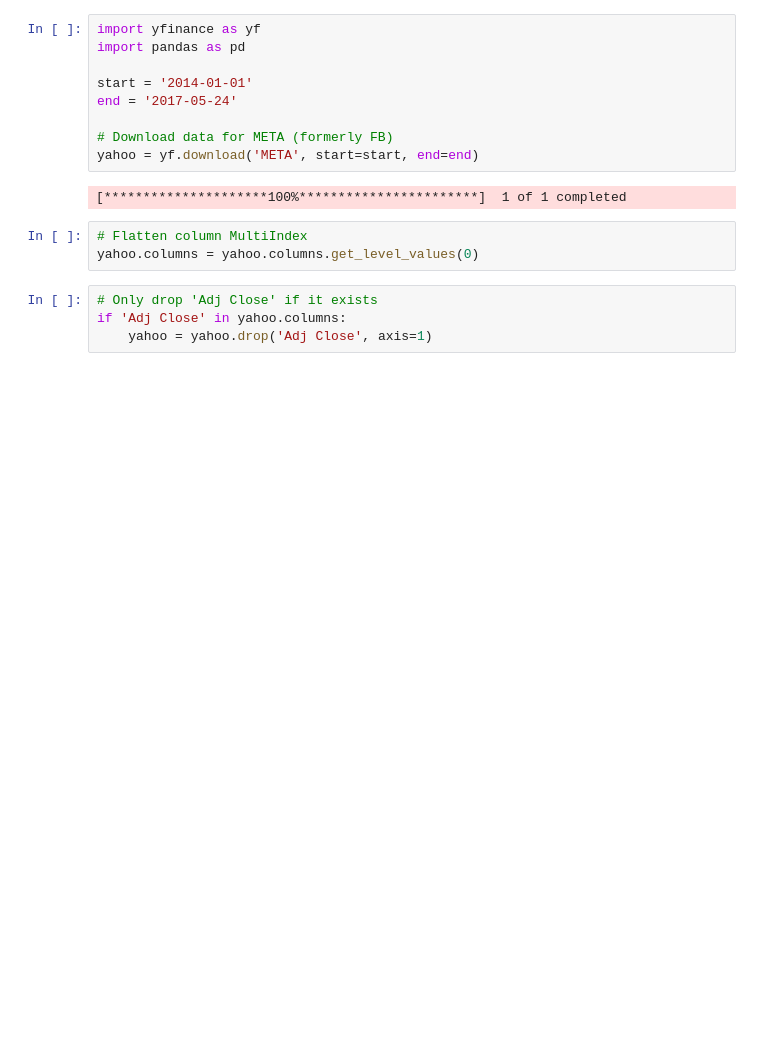
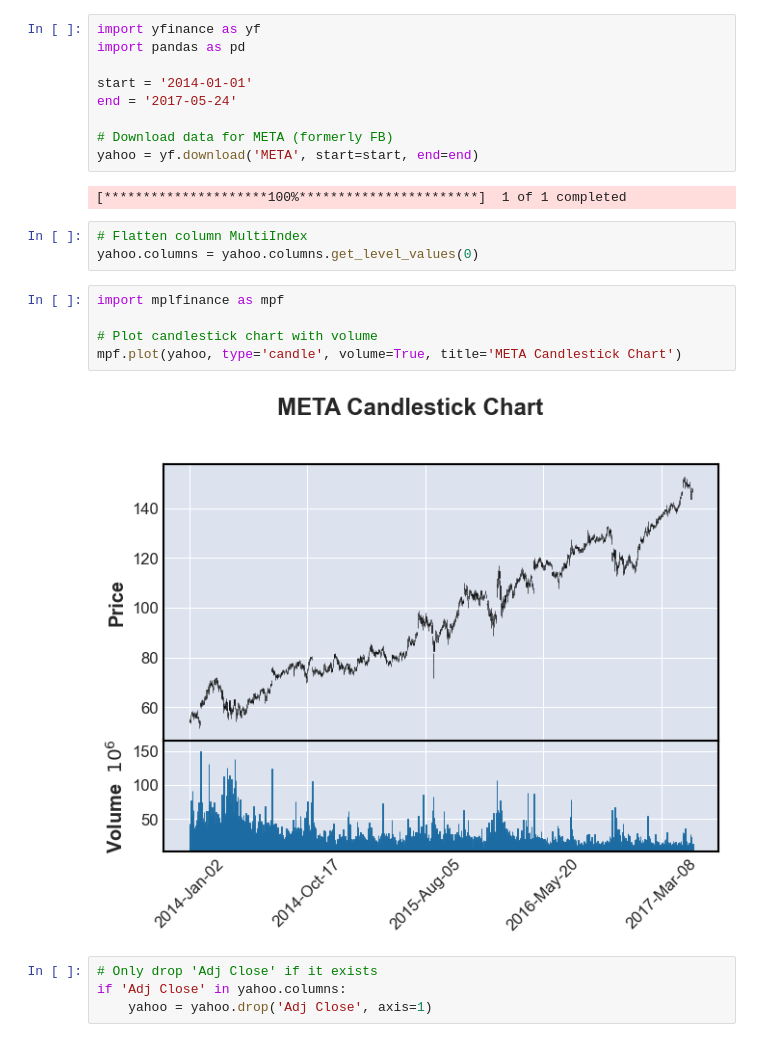
Before and after one commit to Safwannn89/Machine-Learning-for-Algorithmic-Trading-Fixed, a Jupyter notebook: 01_pandas_datareader_demo.ipynb, the cells around one changed output. Drawn from its saved outputs; the diff is of its cells as text; blank space fills up the shorter version.

```diff
--- a/01_pandas_datareader_demo.ipynb
+++ b/01_pandas_datareader_demo.ipynb
@@ -139,6 +152,13 @@ yahoo = yf.download('META', start=start, end=end)
 # %%
 # Flatten column MultiIndex
 yahoo.columns = yahoo.columns.get_level_values(0)
+# %%
+import mplfinance as mpf
+
+# Plot candlestick chart with volume
+mpf.plot(yahoo, type='candle', volume=True, title='META Candlestick Chart')
+# %% [output]
+[figure, added]
 # %%
 # Only drop 'Adj Close' if it exists
 if 'Adj Close' in yahoo.columns:
```
Also changed, not shown: parts of 5 cells of this notebook.
